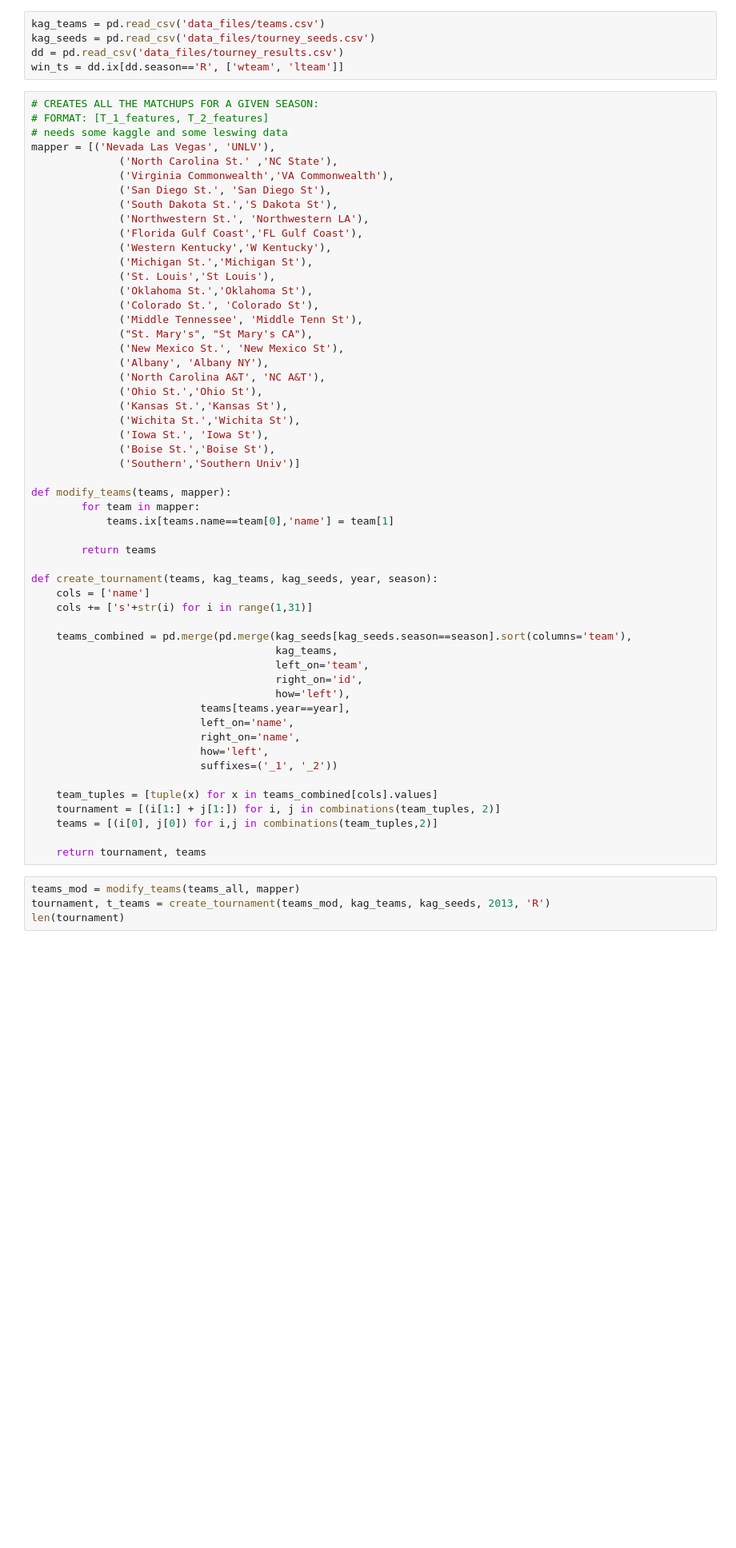
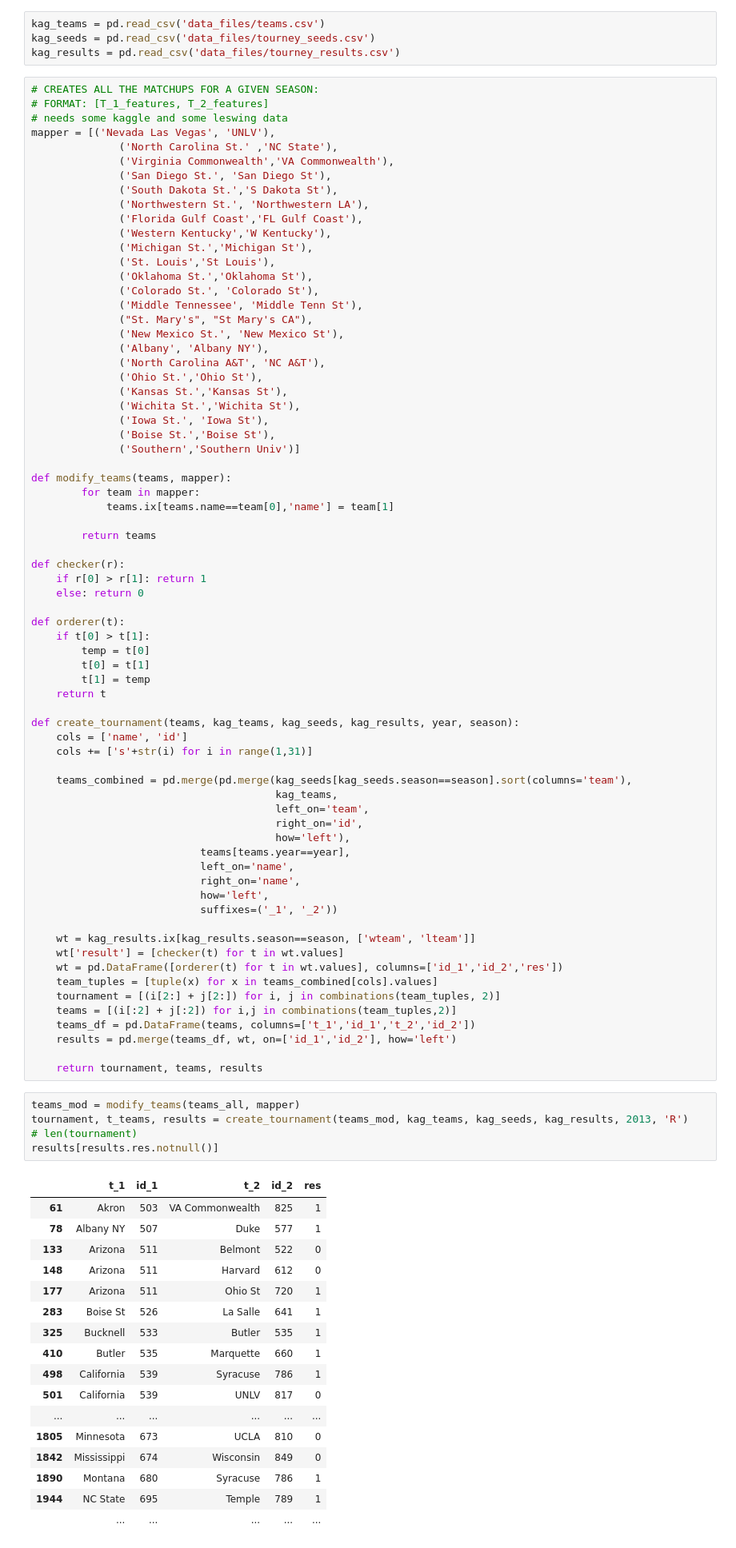
Before and after one commit to bpjsincl/marchmadness, a Jupyter notebook: DataAccessExamples.ipynb, the cells around one changed output. Shown at 80% size. Saved outputs shown, nothing was run; the diff lists cells and outputs as text; blank space fills up the shorter version.

```diff
--- a/DataAccessExamples.ipynb
+++ b/DataAccessExamples.ipynb
@@ -111,8 +111,7 @@ fs
 # %%
 kag_teams = pd.read_csv('data_files/teams.csv')
 kag_seeds = pd.read_csv('data_files/tourney_seeds.csv')
-dd = pd.read_csv('data_files/tourney_results.csv')
-win_ts = dd.ix[dd.season=='R', ['wteam', 'lteam']]
+kag_results = pd.read_csv('data_files/tourney_results.csv')
 # %%
 # CREATES ALL THE MATCHUPS FOR A GIVEN SEASON:
 # FORMAT: [T_1_features, T_2_features]
@@ -147,8 +146,19 @@ def modify_teams(teams, mapper):
 
         return teams
 
-def create_tournament(teams, kag_teams, kag_seeds, year, season):
-    cols = ['name']
+def checker(r):
+    if r[0] > r[1]: return 1
+    else: return 0
+
+def orderer(t):
+    if t[0] > t[1]:
+        temp = t[0]
+        t[0] = t[1]
+        t[1] = temp
+    return t
+
+def create_tournament(teams, kag_teams, kag_seeds, kag_results, year, season):
+    cols = ['name', 'id']
     cols += ['s'+str(i) for i in range(1,31)]
 
     teams_combined = pd.merge(pd.merge(kag_seeds[kag_seeds.season==season].sort(columns='team'),
@@ -162,13 +172,36 @@ def create_tournament(teams, kag_teams, kag_seeds, year, season):
                            how='left',
                            suffixes=('_1', '_2'))
 
+    wt = kag_results.ix[kag_results.season==season, ['wteam', 'lteam']]
+    wt['result'] = [checker(t) for t in wt.values]
+    wt = pd.DataFrame([orderer(t) for t in wt.values], columns=['id_1','id_2','res'])
     team_tuples = [tuple(x) for x in teams_combined[cols].values]
-    tournament = [(i[1:] + j[1:]) for i, j in combinations(team_tuples, 2)]
-    teams = [(i[0], j[0]) for i,j in combinations(team_tuples,2)]
+    tournament = [(i[2:] + j[2:]) for i, j in combinations(team_tuples, 2)]
+    teams = [(i[:2] + j[:2]) for i,j in combinations(team_tuples,2)]
+    teams_df = pd.DataFrame(teams, columns=['t_1','id_1','t_2','id_2'])
+    results = pd.merge(teams_df, wt, on=['id_1','id_2'], how='left')
 
-    return tournament, teams
+    return tournament, teams, results
 # %%
 teams_mod = modify_teams(teams_all, mapper)
-tournament, t_teams = create_tournament(teams_mod, kag_teams, kag_seeds, 2013, 'R')
-len(tournament)
+tournament, t_teams, results = create_tournament(teams_mod, kag_teams, kag_seeds, kag_results, 2013, 'R')
+# len(tournament)
+results[results.res.notnull()]
 # %% [output]
+|  | t_1 | id_1 | t_2 | id_2 | res |
+| 61 | Akron | 503 | VA Commonwealth | 825 | 1 |
+| 78 | Albany NY | 507 | Duke | 577 | 1 |
+| 133 | Arizona | 511 | Belmont | 522 | 0 |
+| 148 | Arizona | 511 | Harvard | 612 | 0 |
+| 177 | Arizona | 511 | Ohio St | 720 | 1 |
+| 283 | Boise St | 526 | La Salle | 641 | 1 |
+| 325 | Bucknell | 533 | Butler | 535 | 1 |
+| 410 | Butler | 535 | Marquette | 660 | 1 |
+| 498 | California | 539 | Syracuse | 786 | 1 |
+| 501 | California | 539 | UNLV | 817 | 0 |
+| ... | ... | ... | ... | ... | ... |
+| 1805 | Minnesota | 673 | UCLA | 810 | 0 |
+| 1842 | Mississippi | 674 | Wisconsin | 849 | 0 |
+| 1890 | Montana | 680 | Syracuse | 786 | 1 |
+| 1944 | NC State | 695 | Temple | 789 | 1 |
+|  | ... | ... | ... | ... | ... |
```
Also changed, not shown: parts of 6 cells of this notebook.
